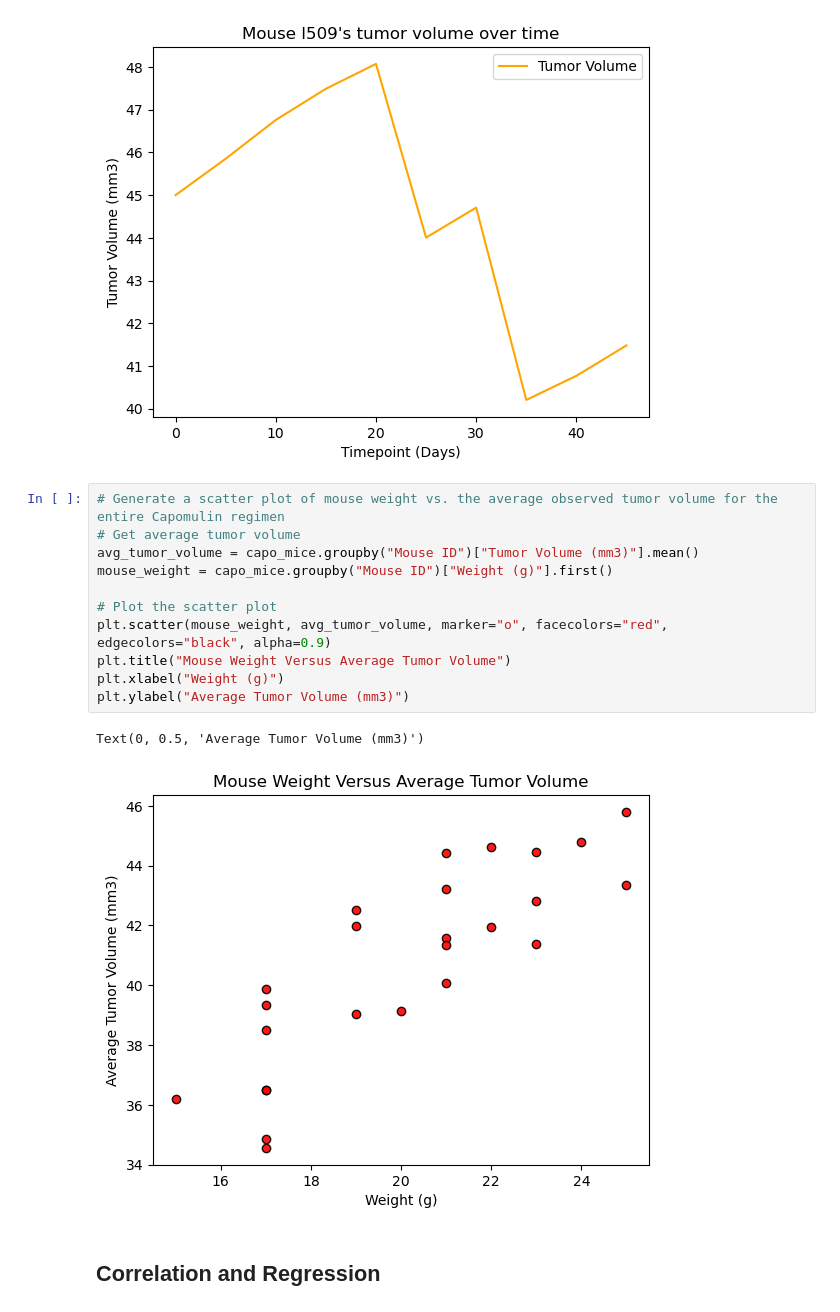
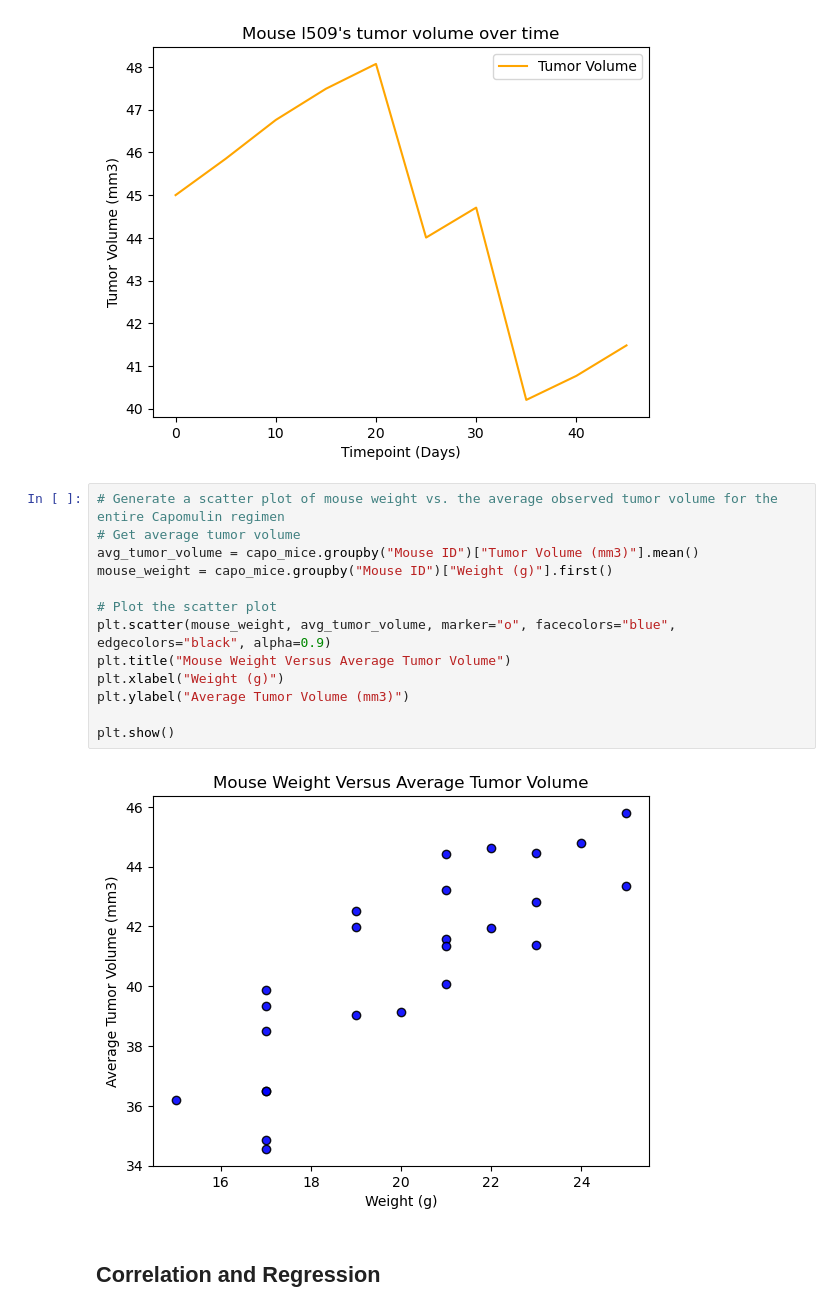
Before and after one commit to jkspiva/matplotlib-challenge, a Jupyter notebook: Pymaceuticals/pymaceuticals_main.ipynb, the cells around one changed output. Drawn from its saved outputs; the diff is of its cells as text.

```diff
--- a/Pymaceuticals/pymaceuticals_main.ipynb
+++ b/Pymaceuticals/pymaceuticals_main.ipynb
@@ -339,17 +335,18 @@ plt.show()
 # %%
 # Generate a scatter plot of mouse weight vs. the average observed tumor volume for the entire Capomulin regimen
 # Get average tumor volume
 avg_tumor_volume = capo_mice.groupby("Mouse ID")["Tumor Volume (mm3)"].mean()
 mouse_weight = capo_mice.groupby("Mouse ID")["Weight (g)"].first()
 
 # Plot the scatter plot
-plt.scatter(mouse_weight, avg_tumor_volume, marker="o", facecolors="red", edgecolors="black", alpha=0.9)
+plt.scatter(mouse_weight, avg_tumor_volume, marker="o", facecolors="blue", edgecolors="black", alpha=0.9)
 plt.title("Mouse Weight Versus Average Tumor Volume")
 plt.xlabel("Weight (g)")
 plt.ylabel("Average Tumor Volume (mm3)")
+
+plt.show()
 # %% [output]
-Text(0, 0.5, 'Average Tumor Volume (mm3)')
-[figure, old version]
+[figure, new version]
 # %% [markdown]
 ## Correlation and Regression
 # %%
```
Also changed, not shown: parts of 11 cells of this notebook.
